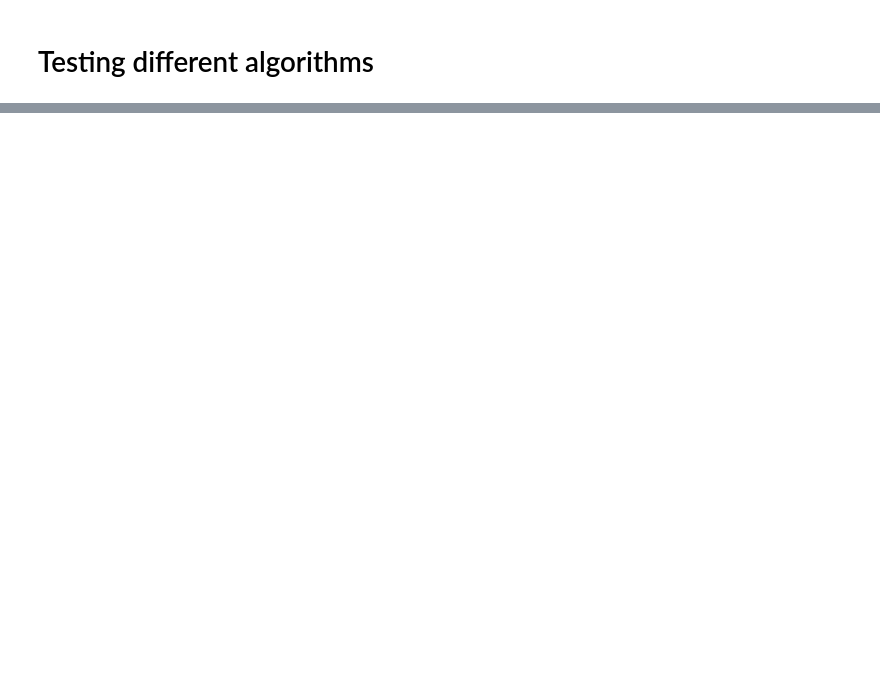
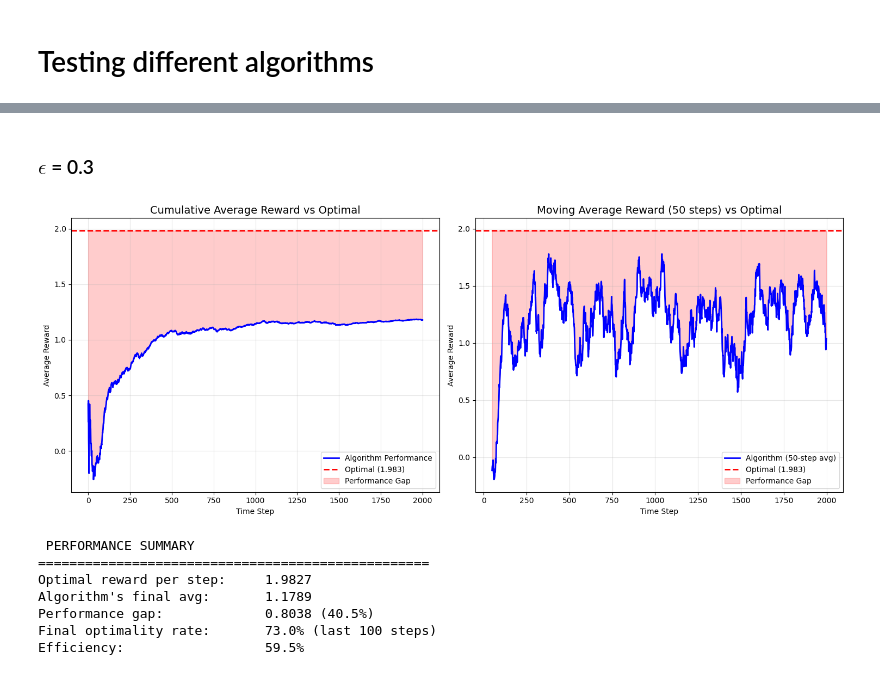
Before and after one commit to ieadoboe/reinforcement-learning, a Jupyter notebook: 1_armed_bandits/notebook.ipynb, the cells around one changed output, grey strips where cells are left out. Cells and saved outputs as stored; diff of their text form; code cells hidden in the pictures; blank space fills up the shorter version.

```diff
--- a/1_armed_bandits/notebook.ipynb
+++ b/1_armed_bandits/notebook.ipynb
@@ -267,0 +283,19 @@ def run_experiment():
+# %% [markdown]
+### $\epsilon$ = 0.3
+# %%
+key, subkey = random.split(key)
+
+rewards_2, optimal_actions_2, Q_2, counts_2 = epsilon_greedy_bandit(
+    key, true_means, epsilon=0.3
+)
+
+plot_performance_comparison(rewards_2, optimal_actions_2, true_means)
+# %% [output]
+[figure, added]
+ PERFORMANCE SUMMARY
+==================================================
+Optimal reward per step:     1.9827
+Algorithm's final avg:       1.1789
+Performance gap:             0.8038 (40.5%)
+Final optimality rate:       73.0% (last 100 steps)
+Efficiency:                  59.5%
```
Also changed, not shown: parts of 57 cells of this notebook.
